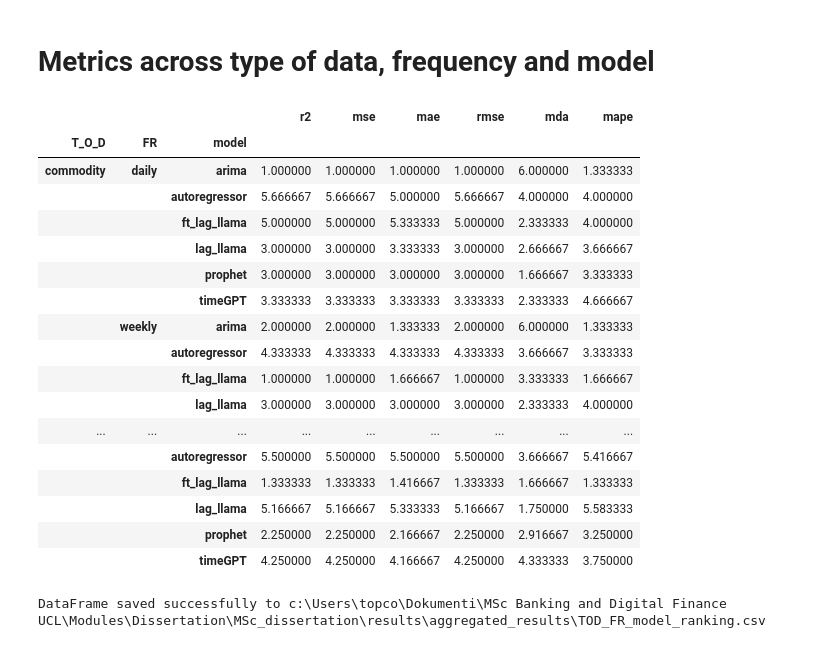
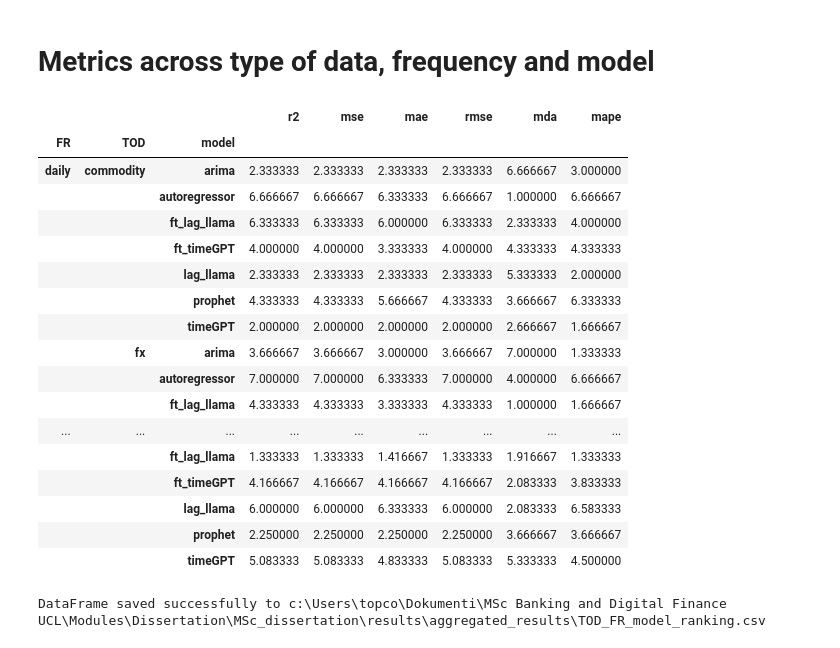
Before and after one commit to filip-topic/Time-Series-Foundation-Models-in-Financial-time-series-prediction, a Jupyter notebook: data_analysis.ipynb, the cells around one changed output. Cells and saved outputs as stored; diff of their text form; code cells hidden in the pictures.

```diff
--- a/data_analysis.ipynb
+++ b/data_analysis.ipynb
@@ -46,7 +46,7 @@ lower_better = ['mse', 'mae', 'rmse', 'mape']
 for file in files:
     # Extract parameters from the file name
     base_name = os.path.splitext(file)[0]
-    parameters = base_name.split('__')
+    parameters = base_name.split('_')
     param_dict = {}
     for param in parameters:
         key, value = param.split('=')
@@ -271,29 +272,29 @@ DataFrame saved successfully to c:\Users\topco\Dokumenti\MSc Banking and Digital
 # %% [markdown]
 # Metrics across type of data, frequency and model
 # %%
-metrics = ["r2", "mse", "mae", "rmse", "mda", "mape", "model", "T_O_D", "FR"]
-group = ["T_O_D", "FR", "model"]
+metrics = ["r2", "mse", "mae", "rmse", "mda", "mape", "model", "TOD", "FR"]
+group = ["FR", "TOD", "model"]
 tod_fr_model_ranking = aggregated_ranking[metrics].groupby(group).mean()
 tod_fr_model_ranking
 # %% [output]
 |  |  |  | r2 | mse | mae | rmse | mda | mape |
-| T_O_D | FR | model |  |  |  |  |  |  |
-| commodity | daily | arima | 1.000000 | 1.000000 | 1.000000 | 1.000000 | 6.000000 | 1.333333 |
-|  |  | autoregressor | 5.666667 | 5.666667 | 5.000000 | 5.666667 | 4.000000 | 4.000000 |
-|  |  | ft_lag_llama | 5.000000 | 5.000000 | 5.333333 | 5.000000 | 2.333333 | 4.000000 |
-|  |  | lag_llama | 3.000000 | 3.000000 | 3.333333 | 3.000000 | 2.666667 | 3.666667 |
-|  |  | prophet | 3.000000 | 3.000000 | 3.000000 | 3.000000 | 1.666667 | 3.333333 |
-|  |  | timeGPT | 3.333333 | 3.333333 | 3.333333 | 3.333333 | 2.333333 | 4.666667 |
-|  | weekly | arima | 2.000000 | 2.000000 | 1.333333 | 2.000000 | 6.000000 | 1.333333 |
-|  |  | autoregressor | 4.333333 | 4.333333 | 4.333333 | 4.333333 | 3.666667 | 3.333333 |
-|  |  | ft_lag_llama | 1.000000 | 1.000000 | 1.666667 | 1.000000 | 3.333333 | 1.666667 |
-|  |  | lag_llama | 3.000000 | 3.000000 | 3.000000 | 3.000000 | 2.333333 | 4.000000 |
+| FR | TOD | model |  |  |  |  |  |  |
+| daily | commodity | arima | 2.333333 | 2.333333 | 2.333333 | 2.333333 | 6.666667 | 3.000000 |
+|  |  | autoregressor | 6.666667 | 6.666667 | 6.333333 | 6.666667 | 1.000000 | 6.666667 |
+|  |  | ft_lag_llama | 6.333333 | 6.333333 | 6.000000 | 6.333333 | 2.333333 | 4.000000 |
+|  |  | ft_timeGPT | 4.000000 | 4.000000 | 3.333333 | 4.000000 | 4.333333 | 4.333333 |
+|  |  | lag_llama | 2.333333 | 2.333333 | 2.333333 | 2.333333 | 5.333333 | 2.000000 |
+|  |  | prophet | 4.333333 | 4.333333 | 5.666667 | 4.333333 | 3.666667 | 6.333333 |
+|  |  | timeGPT | 2.000000 | 2.000000 | 2.000000 | 2.000000 | 2.666667 | 1.666667 |
+|  | fx | arima | 3.666667 | 3.666667 | 3.000000 | 3.666667 | 7.000000 | 1.333333 |
+|  |  | autoregressor | 7.000000 | 7.000000 | 6.333333 | 7.000000 | 4.000000 | 6.666667 |
+|  |  | ft_lag_llama | 4.333333 | 4.333333 | 3.333333 | 4.333333 | 1.000000 | 1.666667 |
 | ... | ... | ... | ... | ... | ... | ... | ... | ... |
-|  |  | autoregressor | 5.500000 | 5.500000 | 5.500000 | 5.500000 | 3.666667 | 5.416667 |
-|  |  | ft_lag_llama | 1.333333 | 1.333333 | 1.416667 | 1.333333 | 1.666667 | 1.333333 |
-|  |  | lag_llama | 5.166667 | 5.166667 | 5.333333 | 5.166667 | 1.750000 | 5.583333 |
-|  |  | prophet | 2.250000 | 2.250000 | 2.166667 | 2.250000 | 2.916667 | 3.250000 |
-|  |  | timeGPT | 4.250000 | 4.250000 | 4.166667 | 4.250000 | 4.333333 | 3.750000 |
+|  |  | ft_lag_llama | 1.333333 | 1.333333 | 1.416667 | 1.333333 | 1.916667 | 1.333333 |
+|  |  | ft_timeGPT | 4.166667 | 4.166667 | 4.166667 | 4.166667 | 2.083333 | 3.833333 |
+|  |  | lag_llama | 6.000000 | 6.000000 | 6.333333 | 6.000000 | 2.083333 | 6.583333 |
+|  |  | prophet | 2.250000 | 2.250000 | 2.250000 | 2.250000 | 3.666667 | 3.666667 |
+|  |  | timeGPT | 5.083333 | 5.083333 | 4.833333 | 5.083333 | 5.333333 | 4.500000 |
 # %%
 save_dataframe_to_csv(tod_fr_model_ranking, os.path.join(aggregated_results_directory, "TOD_FR_model_ranking.csv"))
 # %% [output]
```
Also changed, not shown: parts of 7 cells of this notebook, 3 other files.
